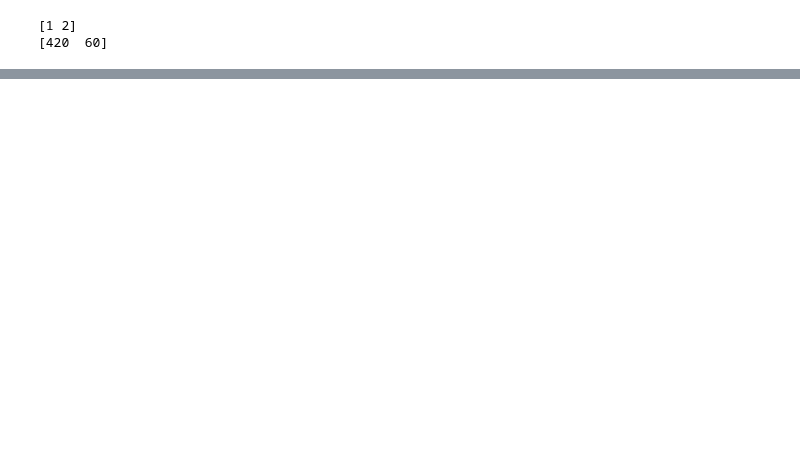
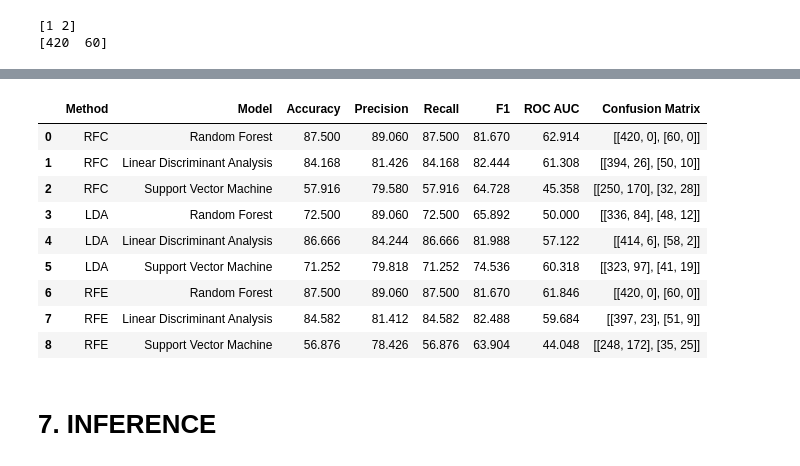
Before and after one commit to AmineMekki01/project_study_of_attentional_deficit, a Jupyter notebook: research/awake_02.ipynb, the cells around one changed output, grey strips where cells are left out. Cells and saved outputs as stored; diff of their text form; code cells hidden in the pictures; blank space fills up the shorter version.

```diff
--- a/research/awake_02.ipynb
+++ b/research/awake_02.ipynb
@@ -292,7 +186,0 @@ KeyboardInterrupt:
-# %%
-from sklearn.feature_selection import SelectFromModel
-
-selector = SelectFromModel(RandomForestClassifier(n_estimators=100))
-X_reduced = selector.fit_transform(X_features_scaled, y_labels)
-
-X_features_scaled.shape, X_reduced.shape
@@ -440,0 +340,2 @@ Optimization: Further hyperparameter tuning and feature engineering could likely
+# %%
+x, y, features_df = get_features(filtered_set_data)
@@ -440,0 +561,34 @@ Optimization: Further hyperparameter tuning and feature engineering could likely
+# %%
+import os
+from flask import send_file
+from flask import Flask, request, jsonify, render_template, send_from_directory, Response
+from typing import Dict, Tuple, Callable
+from sklearn.ensemble import RandomForestClassifier
+from sklearn.discriminant_analysis import LinearDiscriminantAnalysis
+import pandas as pd
+
+from sklearn.svm import SVC
+import json
+
+EVALUATION_METHOD = 'stratifiedKFold'
+
+UPLOAD_FOLDER = './../artifacts/data/raw/AEP/'
+
+path_to_plots = './../artifacts/plots'
+
+feature_selection_methods: Dict[str, Callable] = {
+    "RFC": feature_selection_RFC,
+    "LDA": feature_selection_LDA,
+    "RFE": feature_selection_RFE
+}
+
+models: Dict[str, Callable] = {
+    "Random Forest": RandomForestClassifier(),
+    "Linear Discriminant Analysis": LinearDiscriminantAnalysis(),
+    "Support Vector Machine": SVC(probability=True)
+}
+# %%
+# get features
+if __name__ == '__main__':
+    train_metrics_df, best_trained_model_path, best_fitted_feature_selector_path = training_pipeline(
+    path_set_data, feature_selection_methods, models, EVALUATION_METHOD)
@@ -440,0 +602,15 @@ Optimization: Further hyperparameter tuning and feature engineering could likely
+# %%
+train_metrics_df
+# %% [output]
+|  | Method | Model | Accuracy | Precision | Recall | F1 | ROC AUC | Confusion Matrix |
+| 0 | RFC | Random Forest | 87.500 | 89.060 | 87.500 | 81.670 | 62.914 | [[420, 0], [60, 0]] |
+| 1 | RFC | Linear Discriminant Analysis | 84.168 | 81.426 | 84.168 | 82.444 | 61.308 | [[394, 26], [50, 10]] |
+| 2 | RFC | Support Vector Machine | 57.916 | 79.580 | 57.916 | 64.728 | 45.358 | [[250, 170], [32, 28]] |
+| 3 | LDA | Random Forest | 72.500 | 89.060 | 72.500 | 65.892 | 50.000 | [[336, 84], [48, 12]] |
+| 4 | LDA | Linear Discriminant Analysis | 86.666 | 84.244 | 86.666 | 81.988 | 57.122 | [[414, 6], [58, 2]] |
+| 5 | LDA | Support Vector Machine | 71.252 | 79.818 | 71.252 | 74.536 | 60.318 | [[323, 97], [41, 19]] |
+| 6 | RFE | Random Forest | 87.500 | 89.060 | 87.500 | 81.670 | 61.846 | [[420, 0], [60, 0]] |
+| 7 | RFE | Linear Discriminant Analysis | 84.582 | 81.412 | 84.582 | 82.488 | 59.684 | [[397, 23], [51, 9]] |
+| 8 | RFE | Support Vector Machine | 56.876 | 78.426 | 56.876 | 63.904 | 44.048 | [[248, 172], [35, 25]] |
+# %% [markdown]
+# 7. INFERENCE
```
Also changed, not shown: parts of 54 cells of this notebook.
